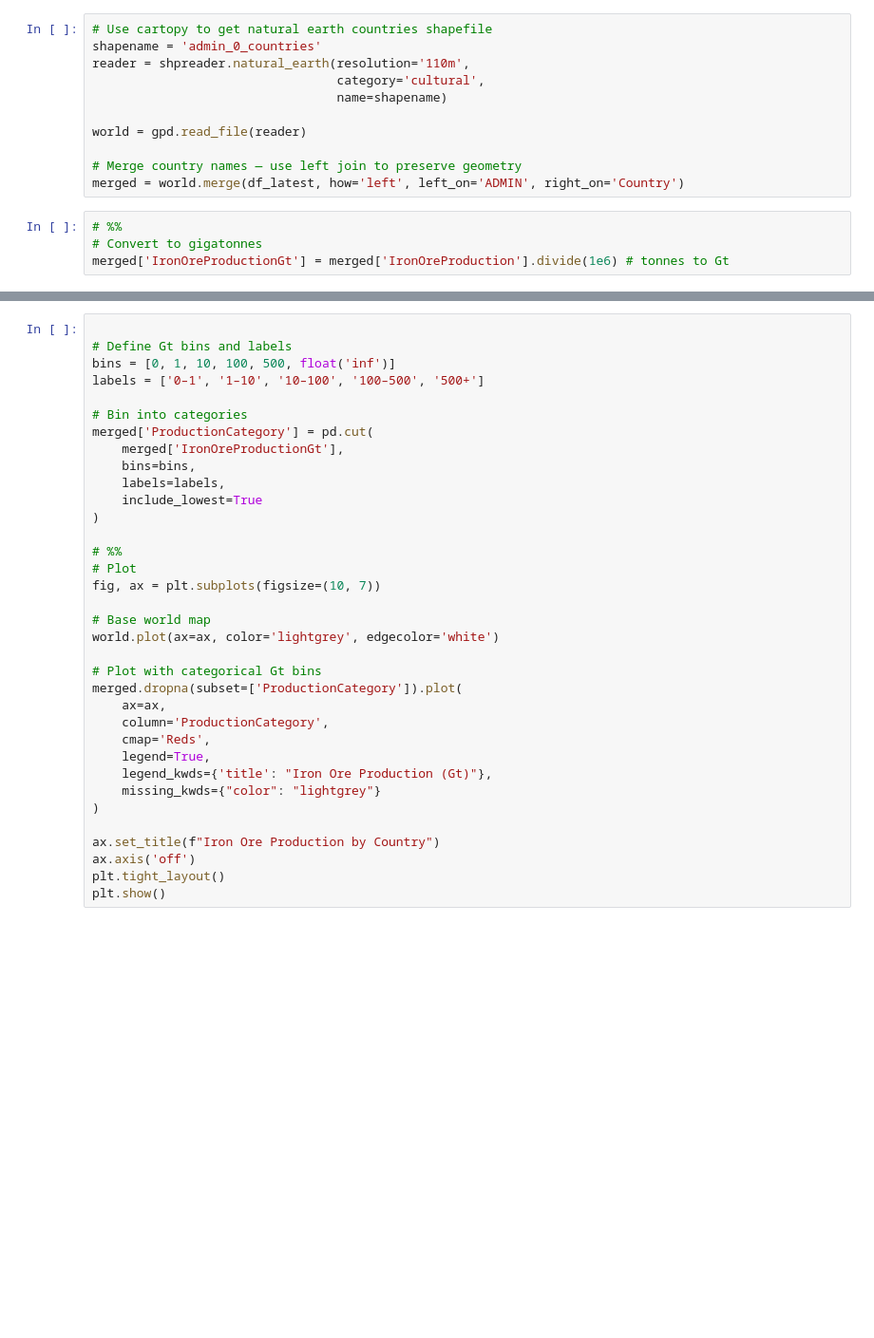
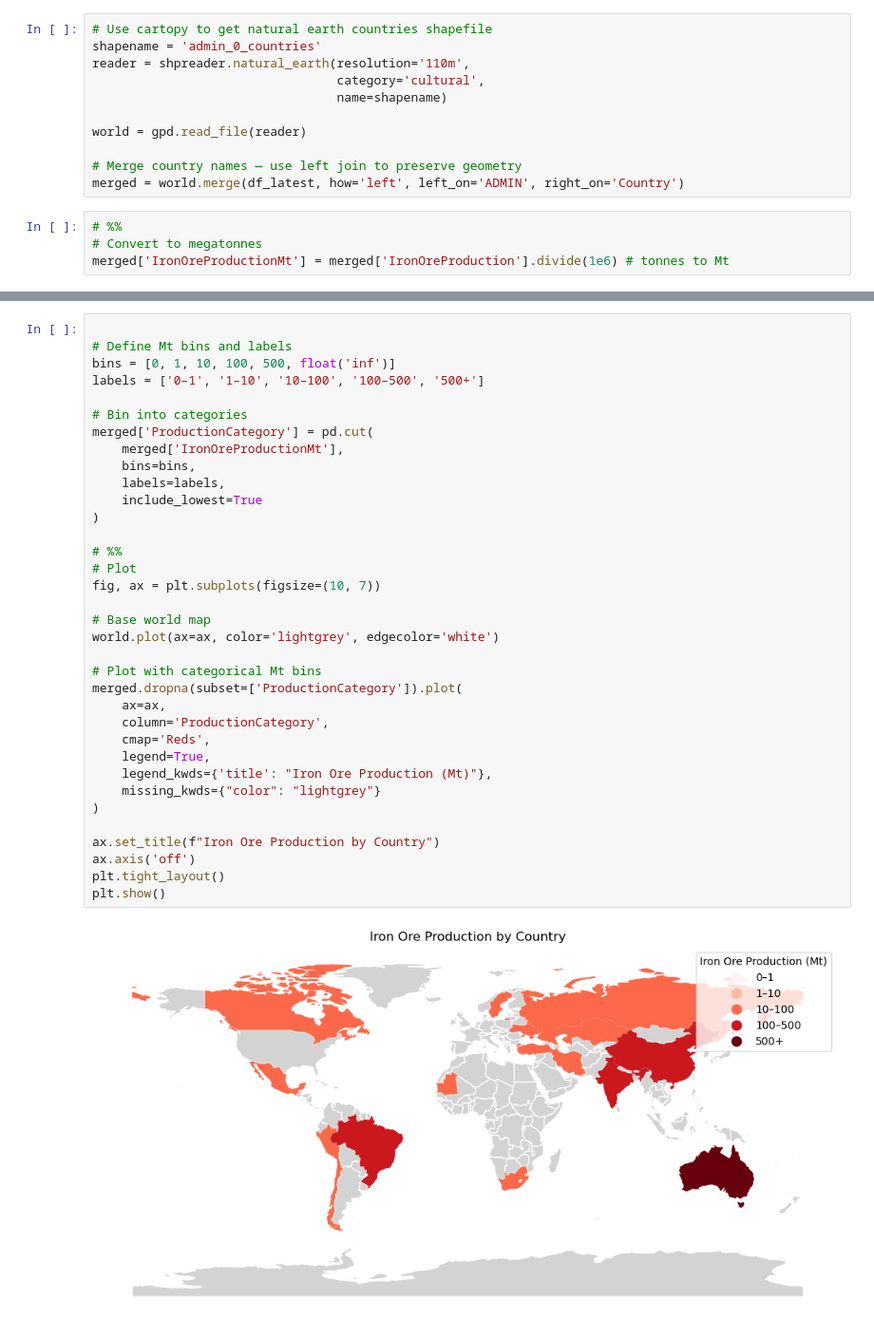
Before and after one commit to energyLS/shift, a Jupyter notebook: workflow/notebooks/global-iron-ore.ipynb, the cells around one changed output, grey strips where cells are left out. Shown: that part at 95% size. Saved outputs shown, nothing was run; the diff lists cells and outputs as text; blank space fills up the shorter version.

```diff
--- a/workflow/notebooks/global-iron-ore.ipynb
+++ b/workflow/notebooks/global-iron-ore.ipynb
@@ -40,6 +40,6 @@ world = gpd.read_file(reader)
 merged = world.merge(df_latest, how='left', left_on='ADMIN', right_on='Country')
 # %%
 # %%
-# Convert to gigatonnes
-merged['IronOreProductionGt'] = merged['IronOreProduction'].divide(1e6) # tonnes to Gt
+# Convert to megatonnes
+merged['IronOreProductionMt'] = merged['IronOreProduction'].divide(1e6) # tonnes to Mt
 # %%
@@ -55,36 +55,38 @@ production = filtered_df.set_index('ISO_A2')
 production.to_csv(production_fn)
 # %%
 
-# Define Gt bins and labels
+# Define Mt bins and labels
 bins = [0, 1, 10, 100, 500, float('inf')]
 labels = ['0–1', '1–10', '10–100', '100–500', '500+']
 
 # Bin into categories
 merged['ProductionCategory'] = pd.cut(
-    merged['IronOreProductionGt'],
+    merged['IronOreProductionMt'],
     bins=bins,
     labels=labels,
     include_lowest=True
 )
 
 # %%
 # Plot
 fig, ax = plt.subplots(figsize=(10, 7))
 
 # Base world map
 world.plot(ax=ax, color='lightgrey', edgecolor='white')
 
-# Plot with categorical Gt bins
+# Plot with categorical Mt bins
 merged.dropna(subset=['ProductionCategory']).plot(
     ax=ax,
     column='ProductionCategory',
     cmap='Reds',
     legend=True,
-    legend_kwds={'title': "Iron Ore Production (Gt)"},
+    legend_kwds={'title': "Iron Ore Production (Mt)"},
     missing_kwds={"color": "lightgrey"}
 )
 
 ax.set_title(f"Iron Ore Production by Country")
 ax.axis('off')
 plt.tight_layout()
 plt.show()
+# %% [output]
+[figure, added]
```
Also changed, not shown: parts of 1 cell of this notebook.
